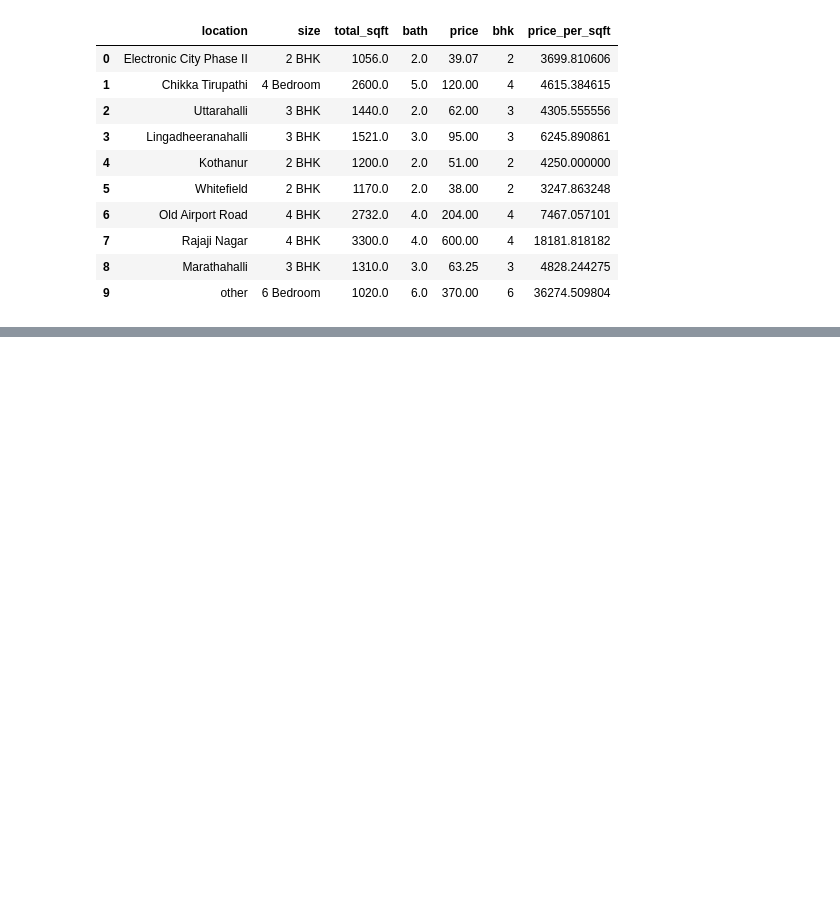
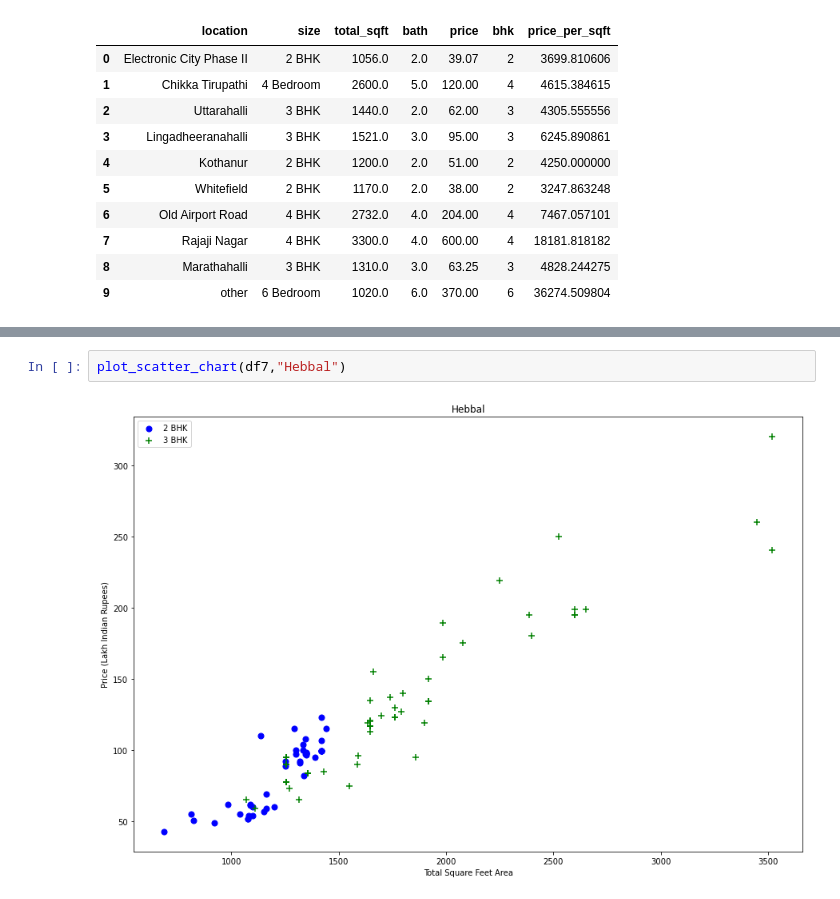
Before and after one commit to onlyabhilash/Machine-learning, a Jupyter notebook: BangaloreHousePricePrediction/bangalore_home_prices.ipynb, the cells around one changed output, grey strips where cells are left out. Drawn from its saved outputs; the diff is of its cells as text; blank space fills up the shorter version.

```diff
--- a/BangaloreHousePricePrediction/bangalore_home_prices.ipynb
+++ b/BangaloreHousePricePrediction/bangalore_home_prices.ipynb
@@ -284,0 +349,4 @@ df5.head(10)
+# %%
+plot_scatter_chart(df7,"Hebbal")
+# %% [output]
+[figure, added]
```
Also changed, not shown: parts of 24 cells of this notebook.
